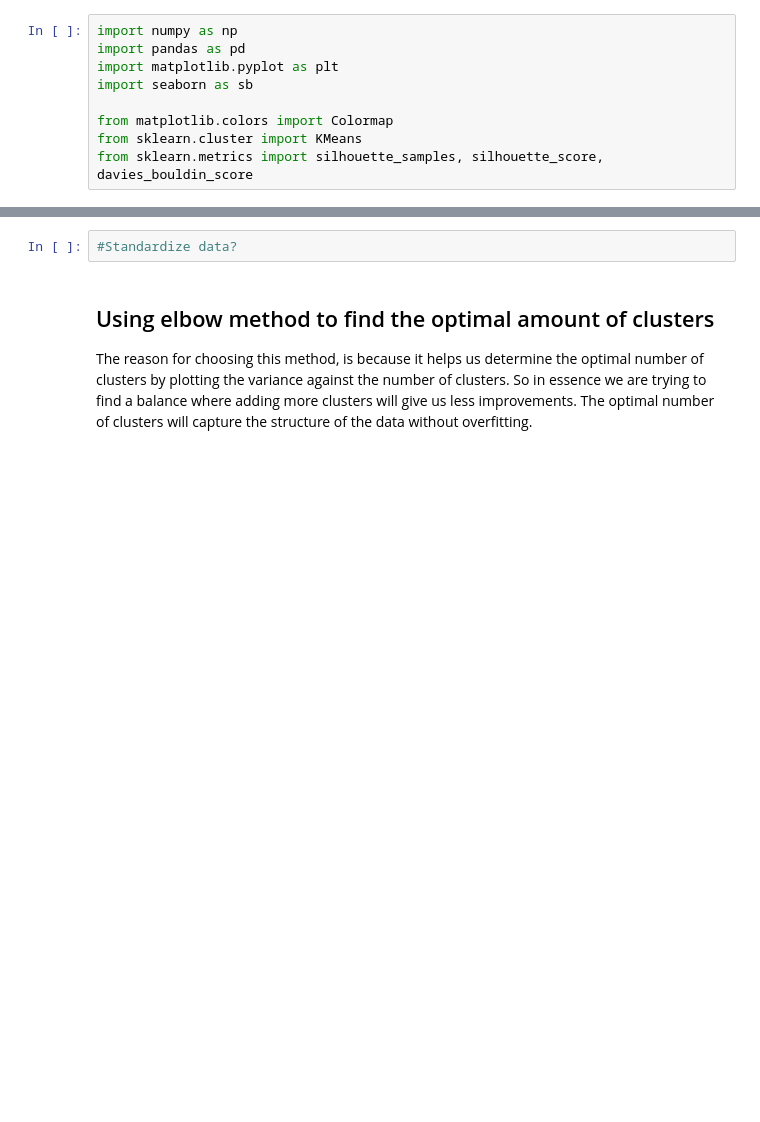
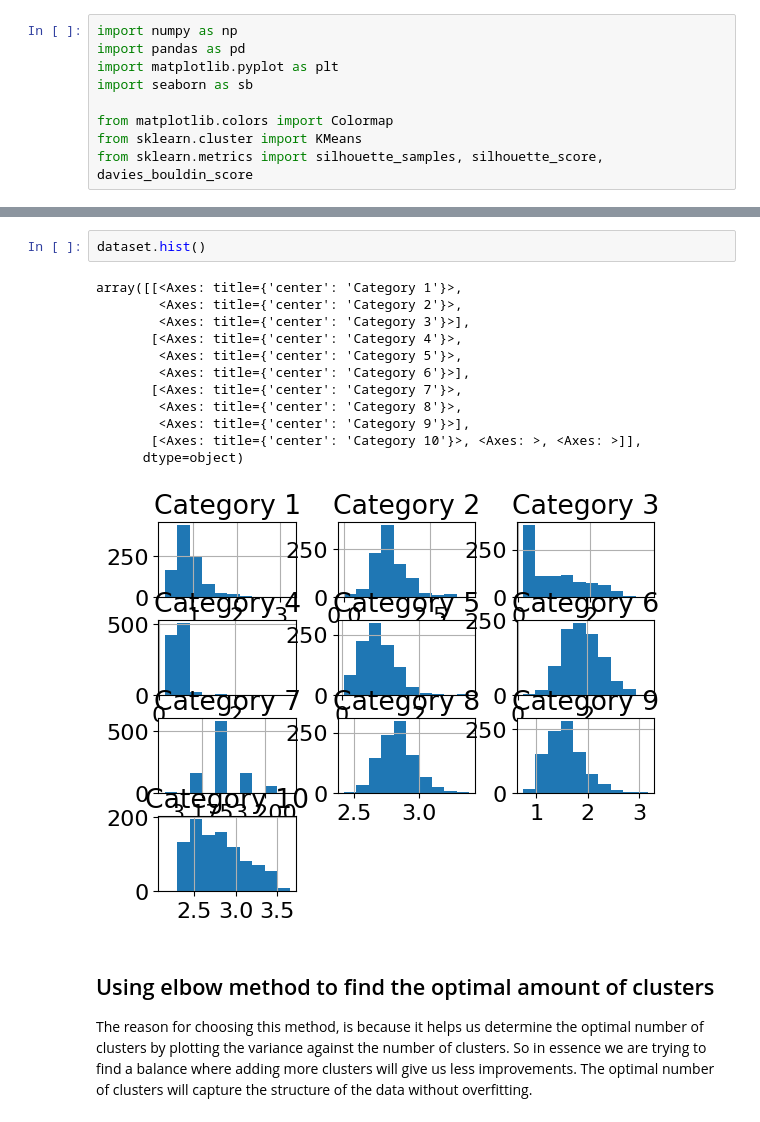
Before and after one commit to Wolff404/Clustering, a Jupyter notebook: Clustering_of_Travel_Reviews.ipynb, the cells around one changed output, grey strips where cells are left out. Saved outputs shown, nothing was run; the diff lists cells and outputs as text; blank space fills up the shorter version.

```diff
--- a/Clustering_of_Travel_Reviews.ipynb
+++ b/Clustering_of_Travel_Reviews.ipynb
@@ -40,8 +40,21 @@ dataset.head()
 | 2 | 1.22 | 0.8 | 0.54 | 0.53 | 0.24 | 1.54 | 3.18 | 2.80 | ... |
 | 3 | 0.45 | 1.8 | 0.29 | 0.57 | 0.46 | 1.52 | 3.18 | 2.96 | ... |
 | 4 | 0.51 | 1.2 | 1.18 | 0.57 | 1.54 | 2.02 | 3.18 | 2.78 | ... |
-# %%
-#Standardize data?
+# %%
+dataset.hist()
+# %% [output]
+array([[<Axes: title={'center': 'Category 1'}>,
+        <Axes: title={'center': 'Category 2'}>,
+        <Axes: title={'center': 'Category 3'}>],
+       [<Axes: title={'center': 'Category 4'}>,
+        <Axes: title={'center': 'Category 5'}>,
+        <Axes: title={'center': 'Category 6'}>],
+       [<Axes: title={'center': 'Category 7'}>,
+        <Axes: title={'center': 'Category 8'}>,
+        <Axes: title={'center': 'Category 9'}>],
+       [<Axes: title={'center': 'Category 10'}>, <Axes: >, <Axes: >]],
+      dtype=object)
+[figure, added]
 # %% [markdown]
 ## Using elbow method to find the optimal amount of clusters
 
```
Also changed, not shown: parts of 17 cells of this notebook.
